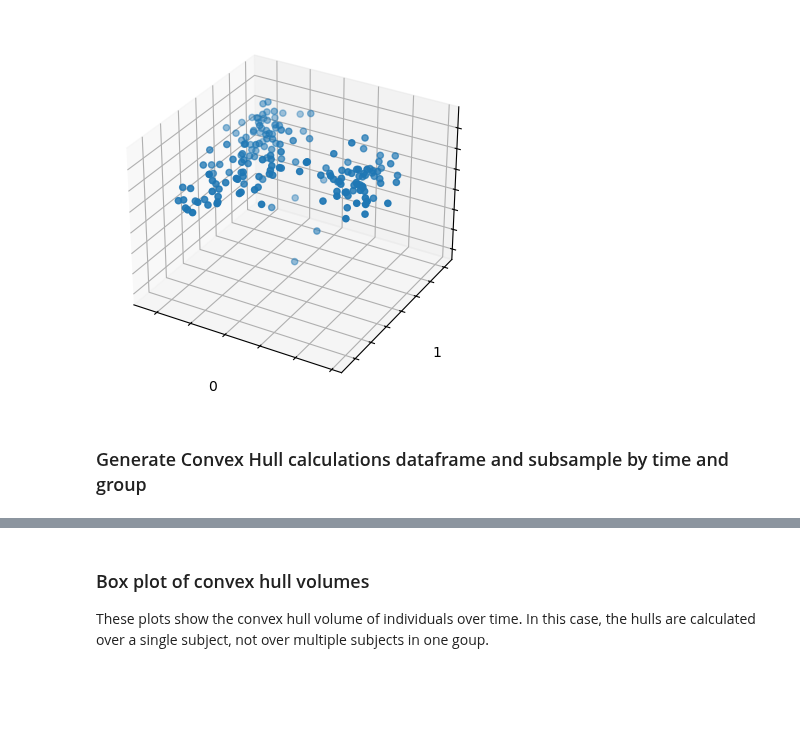
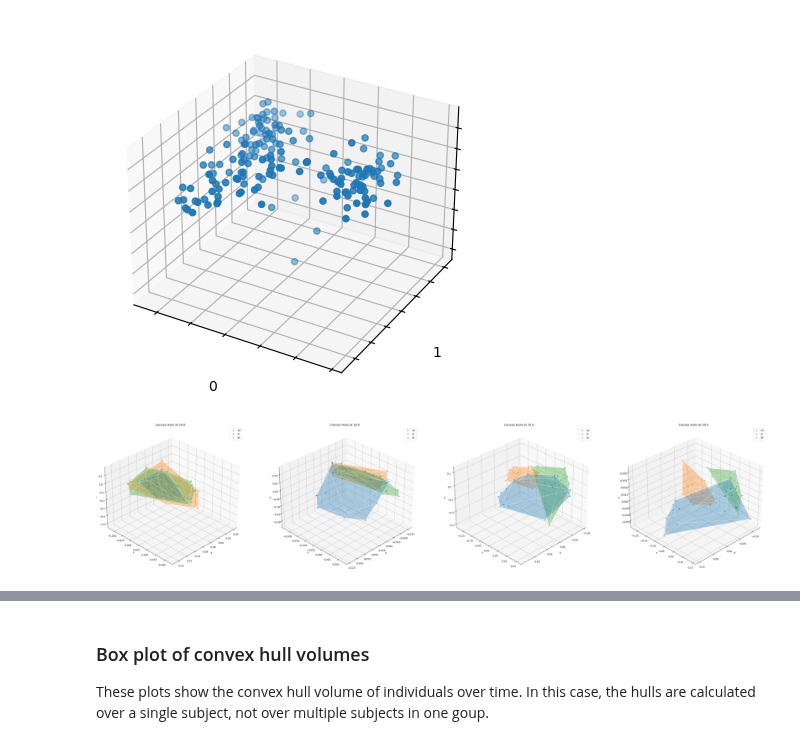
Before and after one commit to dpear/q2-convexhull2, a Jupyter notebook: tutorials/01-ch-visualizations-tutorial.ipynb, the cells around one changed output, grey strips where cells are left out. Cells and saved outputs as stored; diff of their text form; code cells hidden in the pictures; blank space fills up the shorter version.

```diff
--- a/tutorials/01-ch-visualizations-tutorial.ipynb
+++ b/tutorials/01-ch-visualizations-tutorial.ipynb
@@ -66,3 +78,7 @@ pd.DataFrame(metadata[['age_match', 'exposure_type']].value_counts()).sort_value
+# %%
+groupc = 'exposure_type'
+subjc = 'host_subject_id'
+timec = 'age_match'
 # %% [markdown]
 ### Visualize each time point in 3d
 Use an appropriate distance metric to generate an ordination. If you are unfamiliar with this step please consult the RPCA tutorial on the gemelli github page, which gives a more detailed explanation of how the RPCA distance metric works and how to use it. Your downstream results will be heavily impacted based on which distance metric you choose to use.
@@ -235,2 +91,0 @@ def plot_3d_hulls(ordination, metadata,
-# %% [markdown]
-### Generate Convex Hull calculations dataframe and subsample by time and group
@@ -365,0 +92,12 @@ def group_hulls_over_time(meta, ord, GROUP_COL, TIME_COL, colors, n_subsamples=1
+# %%
+fig, hp = plot_3d_hulls(
+    ordination=ordination,
+    metadata=metadata,  # necessary
+    groupc=groupc,
+    subjc=subjc,
+    timec=timec,
+    axis=True,
+    save=False,
+    rotation=60)
+# %% [output]
+[figure, added]
```
Also changed, not shown: parts of 16 cells of this notebook.
